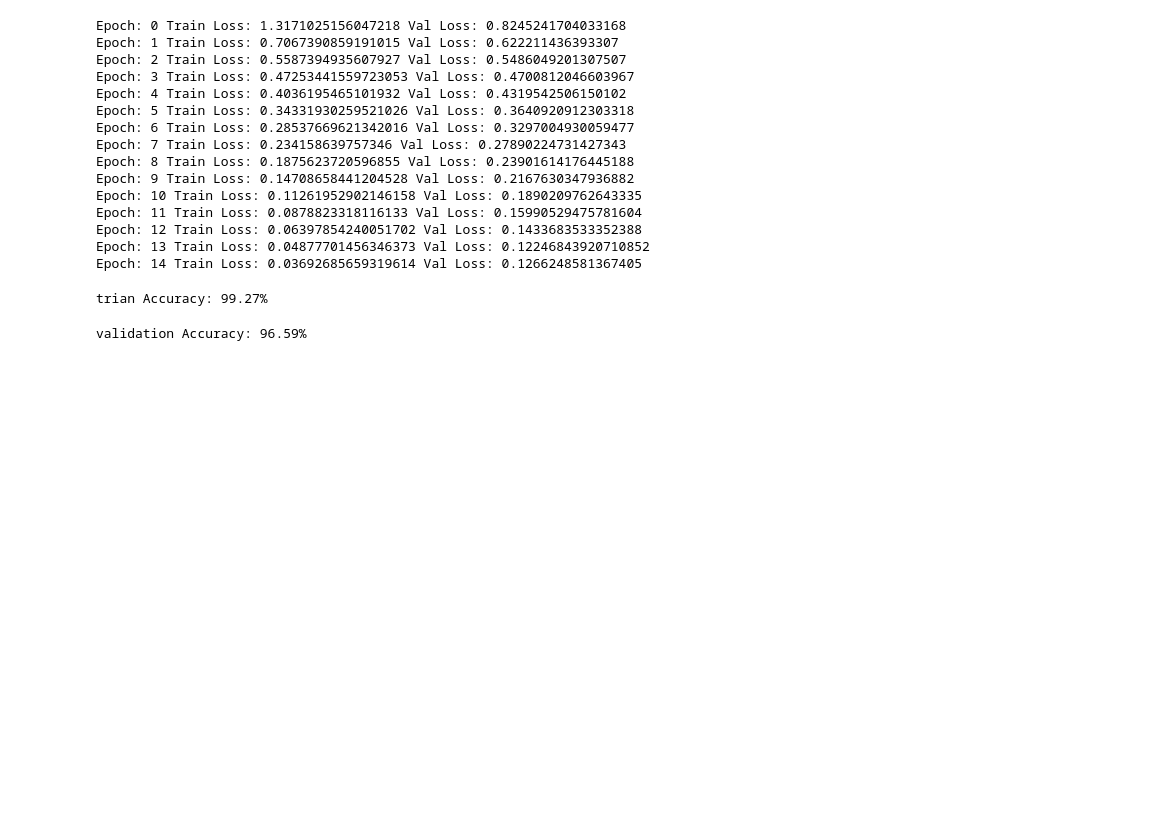
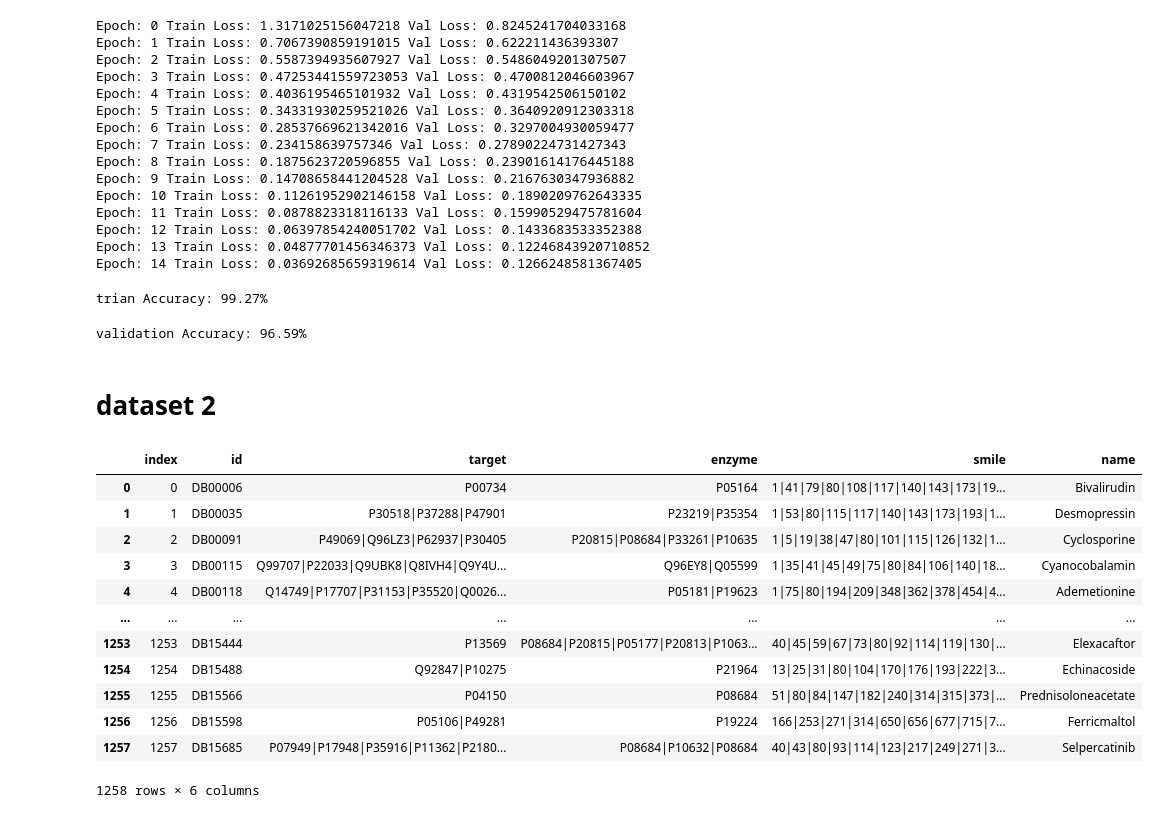
Before and after one commit to erfansky/CPSP, a Jupyter notebook: untitled.ipynb, the cells around one changed output. Saved outputs shown, nothing was run; the diff lists cells and outputs as text; code cells hidden in the pictures; blank space fills up the shorter version.

```diff
--- a/untitled.ipynb
+++ b/untitled.ipynb
@@ -410,3 +412,22 @@ accuracy = correct / total
 print('validation Accuracy: {:.2%}'.format(accuracy))
 # %% [output]
 validation Accuracy: 96.59%
+# %% [markdown]
+# dataset 2
+# %%
+dataset = pd.read_csv('./DS2/drug_information_1258.csv')
+dataset
+# %% [output]
+|  | index | id | target | enzyme | smile | name |
+| 0 | 0 | DB00006 | P00734 | P05164 | 1|41|79|80|108|117|140|143|173|19... | Bivalirudin |
+| 1 | 1 | DB00035 | P30518|P37288|P47901 | P23219|P35354 | 1|53|80|115|117|140|143|173|193|1... | Desmopressin |
+| 2 | 2 | DB00091 | P49069|Q96LZ3|P62937|P30405 | P20815|P08684|P33261|P10635 | 1|5|19|38|47|80|101|115|126|132|1... | Cyclosporine |
+| 3 | 3 | DB00115 | Q99707|P22033|Q9UBK8|Q8IVH4|Q9Y4U... | Q96EY8|Q05599 | 1|35|41|45|49|75|80|84|106|140|18... | Cyanocobalamin |
+| 4 | 4 | DB00118 | Q14749|P17707|P31153|P35520|Q0026... | P05181|P19623 | 1|75|80|194|209|348|362|378|454|4... | Ademetionine |
+| ... | ... | ... | ... | ... | ... | ... |
+| 1253 | 1253 | DB15444 | P13569 | P08684|P20815|P05177|P20813|P1063... | 40|45|59|67|73|80|92|114|119|130|... | Elexacaftor |
+| 1254 | 1254 | DB15488 | Q92847|P10275 | P21964 | 13|25|31|80|104|170|176|193|222|3... | Echinacoside |
+| 1255 | 1255 | DB15566 | P04150 | P08684 | 51|80|84|147|182|240|314|315|373|... | Prednisoloneacetate |
+| 1256 | 1256 | DB15598 | P05106|P49281 | P19224 | 166|253|271|314|650|656|677|715|7... | Ferricmaltol |
+| 1257 | 1257 | DB15685 | P07949|P17948|P35916|P11362|P2180... | P08684|P10632|P08684 | 40|43|80|93|114|123|217|249|271|3... | Selpercatinib |
+1258 rows × 6 columns
```
Also changed, not shown: parts of 15 cells of this notebook, 1 other file.
